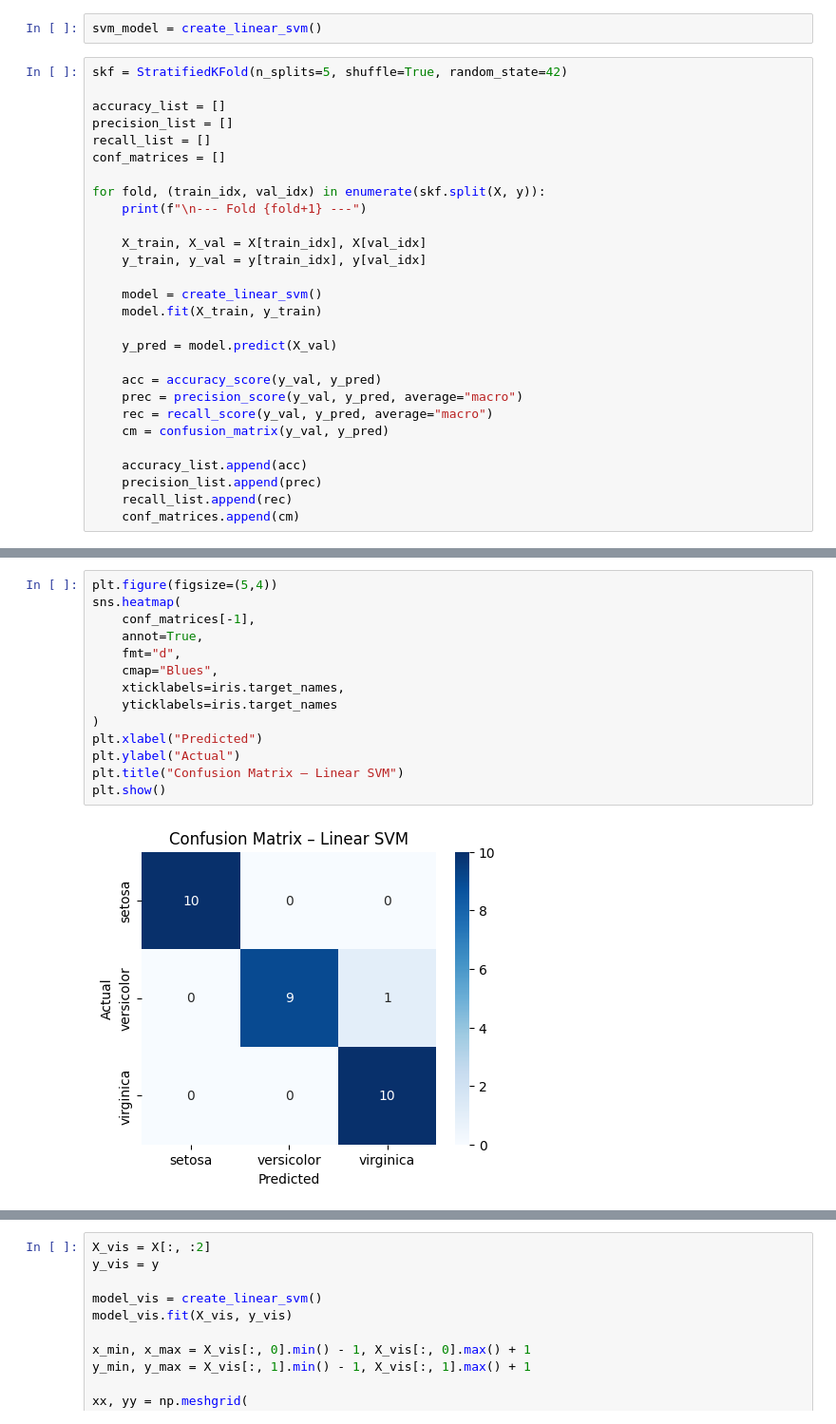
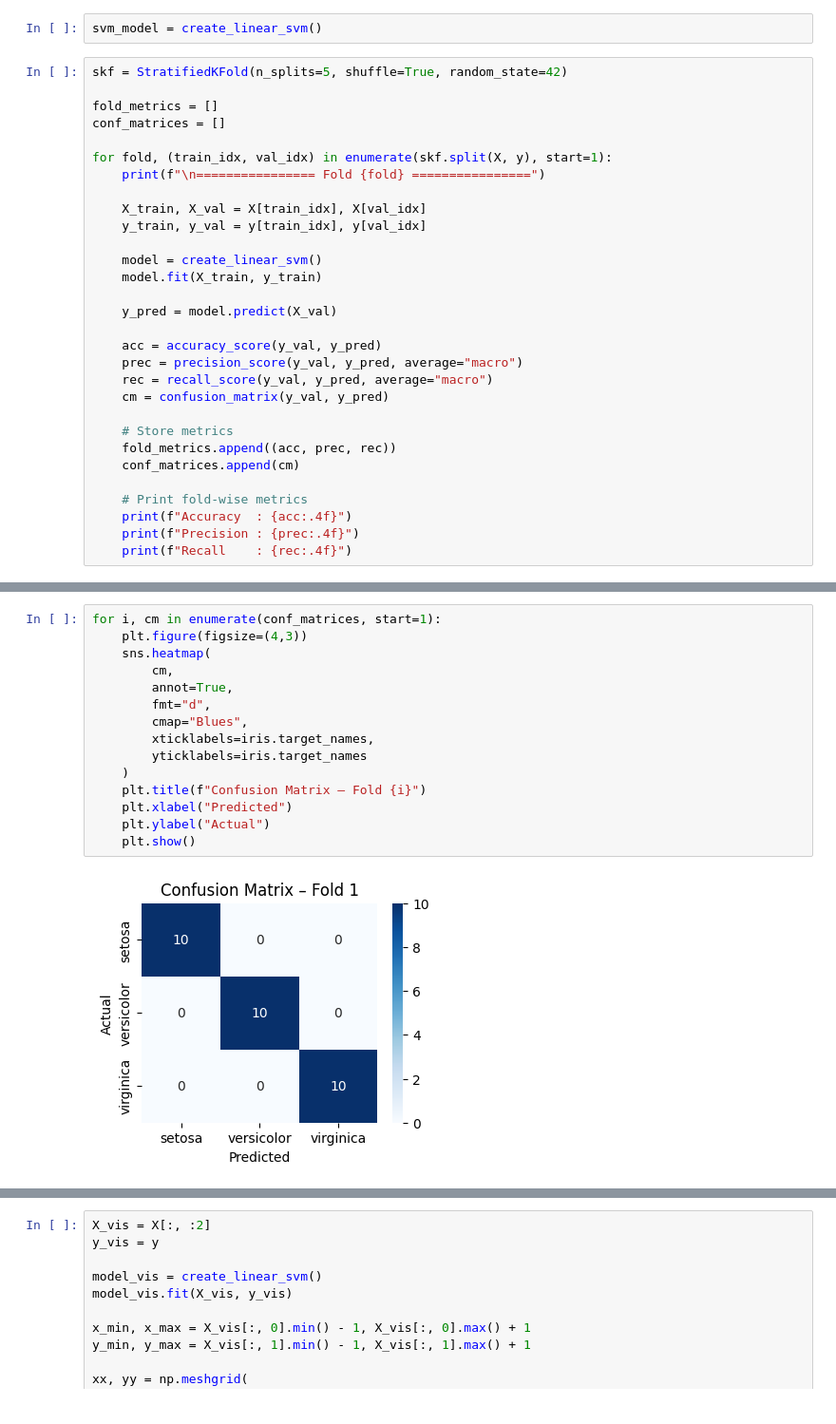
Before and after one commit to KhushnurAnjum26/machine-Learning, a Jupyter notebook: Linear_SVM.ipynb, the cells around one changed output, grey strips where cells are left out. Shown at 95% size. Saved outputs shown, nothing was run; the diff lists cells and outputs as text.

```diff
--- a/Linear_SVM.ipynb
+++ b/Linear_SVM.ipynb
@@ -45,13 +45,11 @@ svm_model = create_linear_svm()
 # %%
 skf = StratifiedKFold(n_splits=5, shuffle=True, random_state=42)
 
-accuracy_list = []
-precision_list = []
-recall_list = []
+fold_metrics = []
 conf_matrices = []
 
-for fold, (train_idx, val_idx) in enumerate(skf.split(X, y)):
-    print(f"\n--- Fold {fold+1} ---")
+for fold, (train_idx, val_idx) in enumerate(skf.split(X, y), start=1):
+    print(f"\n================ Fold {fold} ================")
 
     X_train, X_val = X[train_idx], X[val_idx]
     y_train, y_val = y[train_idx], y[val_idx]
@@ -66,8 +64,12 @@ for fold, (train_idx, val_idx) in enumerate(skf.split(X, y)):
     rec = recall_score(y_val, y_pred, average="macro")
     cm = confusion_matrix(y_val, y_pred)
 
-    accuracy_list.append(acc)
-    precision_list.append(prec)
-    recall_list.append(rec)
+    # Store metrics
+    fold_metrics.append((acc, prec, rec))
     conf_matrices.append(cm)
+
+    # Print fold-wise metrics
+    print(f"Accuracy  : {acc:.4f}")
+    print(f"Precision : {prec:.4f}")
+    print(f"Recall    : {rec:.4f}")
 # %% [output]
@@ -91,16 +93,17 @@ Average Recall: 0.9666666666666666
 # %%
-plt.figure(figsize=(5,4))
-sns.heatmap(
-    conf_matrices[-1],
-    annot=True,
-    fmt="d",
-    cmap="Blues",
-    xticklabels=iris.target_names,
-    yticklabels=iris.target_names
-)
-plt.xlabel("Predicted")
-plt.ylabel("Actual")
-plt.title("Confusion Matrix – Linear SVM")
-plt.show()
+for i, cm in enumerate(conf_matrices, start=1):
+    plt.figure(figsize=(4,3))
+    sns.heatmap(
+        cm,
+        annot=True,
+        fmt="d",
+        cmap="Blues",
+        xticklabels=iris.target_names,
+        yticklabels=iris.target_names
+    )
+    plt.title(f"Confusion Matrix – Fold {i}")
+    plt.xlabel("Predicted")
+    plt.ylabel("Actual")
+    plt.show()
 # %% [output]
-[figure, old version]
+[figure, new version]
```
Also changed, not shown: parts of 3 cells of this notebook.
